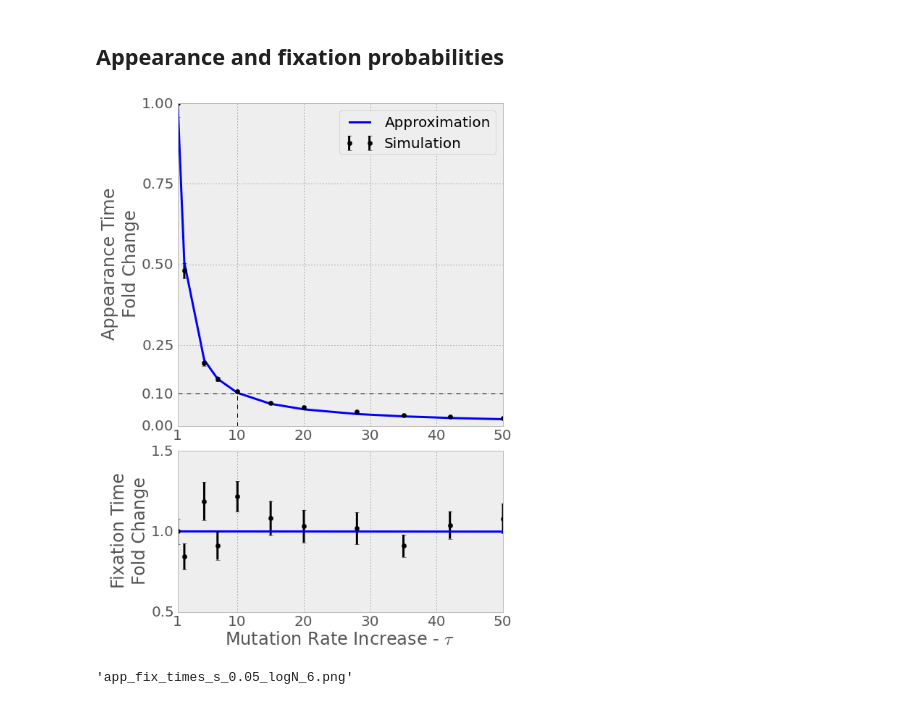
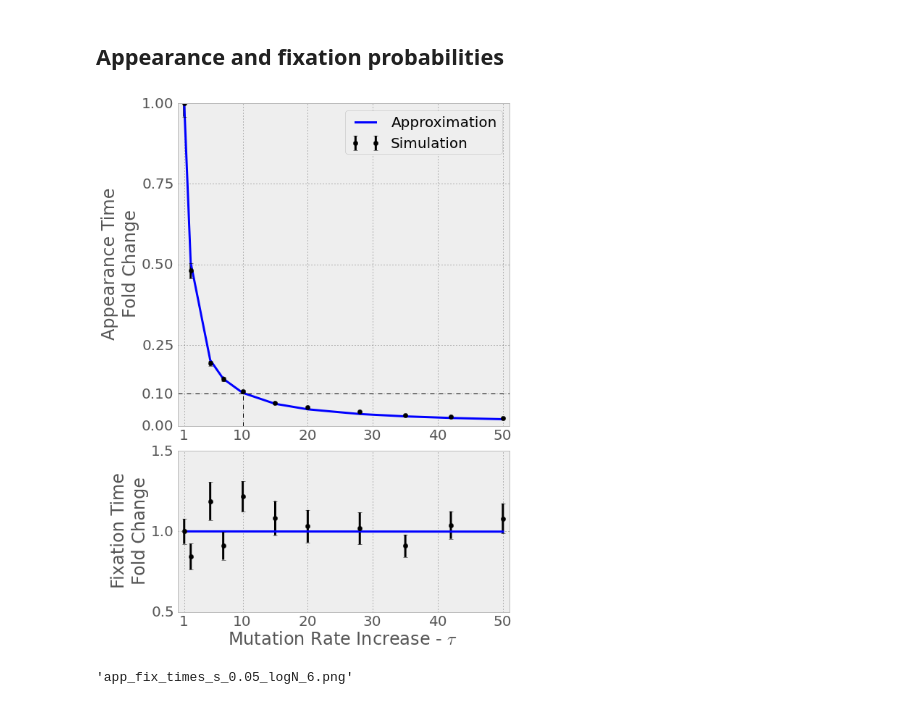
Before and after one commit to yoavram/GRC2013, a Jupyter notebook: figures.ipynb, the cells around one changed output. Drawn from its saved outputs; the diff is of its cells as text; code cells hidden in the pictures.

Commit message:
re-plot

```diff
--- a/figures.ipynb
+++ b/figures.ipynb
@@ -169,36 +170,36 @@ ax = plt.subplot(gs[0])
 
 baseline = 1.0/(N*appearance_sim_exact(1,U,u,s,H))
 ax.plot(taus, [(1.0/(N*appearance_sim_exact(TT,U,u,s,H)))/baseline for TT in taus],'b-', linewidth=3, label='Approximation')
 baseline = app_time_mean_sim[0]
 ax.errorbar(taus, app_time_mean_sim/baseline, fmt='ko', label='Simulation', yerr=app_time_se_sim/baseline, linewidth=3)
 
 ax.set_ylabel('Appearance Time\nFold Change\n\n', horizontalalignment="center")
-ax.set_xlim((min(taus),max(taus)))
+ax.set_xlim((min(taus)-1,max(taus)+1))
 ax.set_xticks([1,10,20,30,40,50])
 ax.set_ylim((0,1))
 ax.set_yticks([0,0.1,0.25,0.5,0.75,1])
 ax.axhline(y=0.1, xmax=10, color='k', ls='--')
 ax.axvline(x=10, ymax=0.1, color='k', ls='--')
 ax.legend(loc=1)
 
 ax = plt.subplot(gs[1])
 
 baseline = 1.0/(fixation_sim_exact(1,U,u,s,H))
 ax.plot(taus, [(1.0/fixation_sim_exact(TT,U,u,s,H))/baseline for TT in taus],'b-', linewidth=3, label='Approximation')
 baseline = fix_time_mean_sim[0]
 ax.errorbar(taus, fix_time_mean_sim/baseline, fmt='ko', label='Simulation', yerr=fix_time_se_sim/baseline, linewidth=3, ecolor='k')
 
 ax.set_ylabel('Fixation Time\nFold Change\n\n', horizontalalignment="center")
 ax.set_xlabel(r"Mutation Rate Increase - $\tau$")
-ax.set_xlim((min(taus),max(taus)))
+ax.set_xlim((min(taus)-1,max(taus)+1))
 ax.set_xticks([1,10,20,30,40,50])
 ax.set_ylim((0.5,1.5))
 ax.set_yticks([0.5,1,1.5])
 ax.grid(False, which='minor')
 
 plt.tight_layout()
 # %% [output]
-[figure, old version]
+[figure, new version]
 # %%
 save_figure(fig, "app_fix_times_s_%.2f_logN_%d" % ( s, int(log10(N))))
 # %% [output]
```
Also changed, not shown: parts of 1 cell of this notebook.
